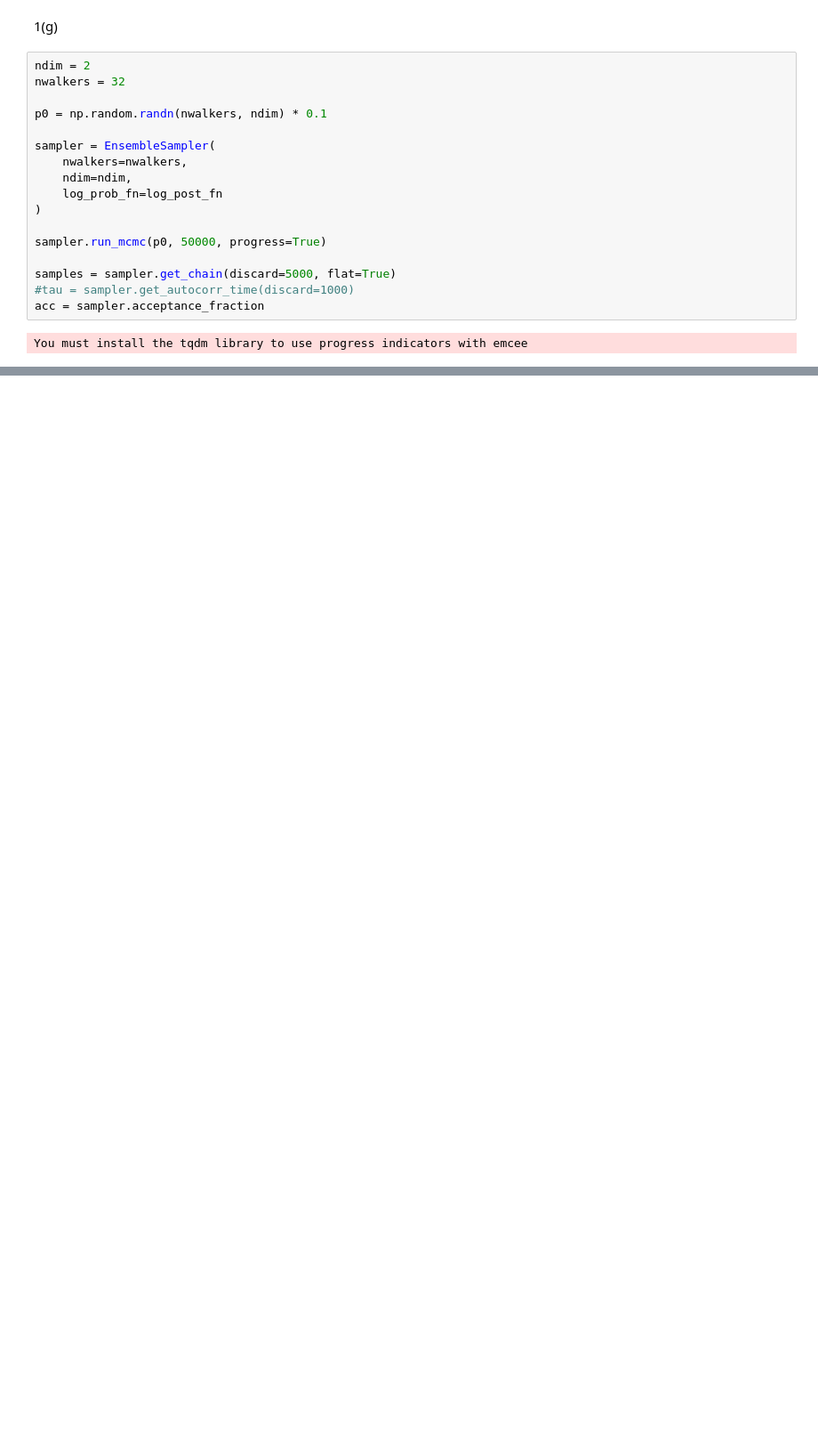
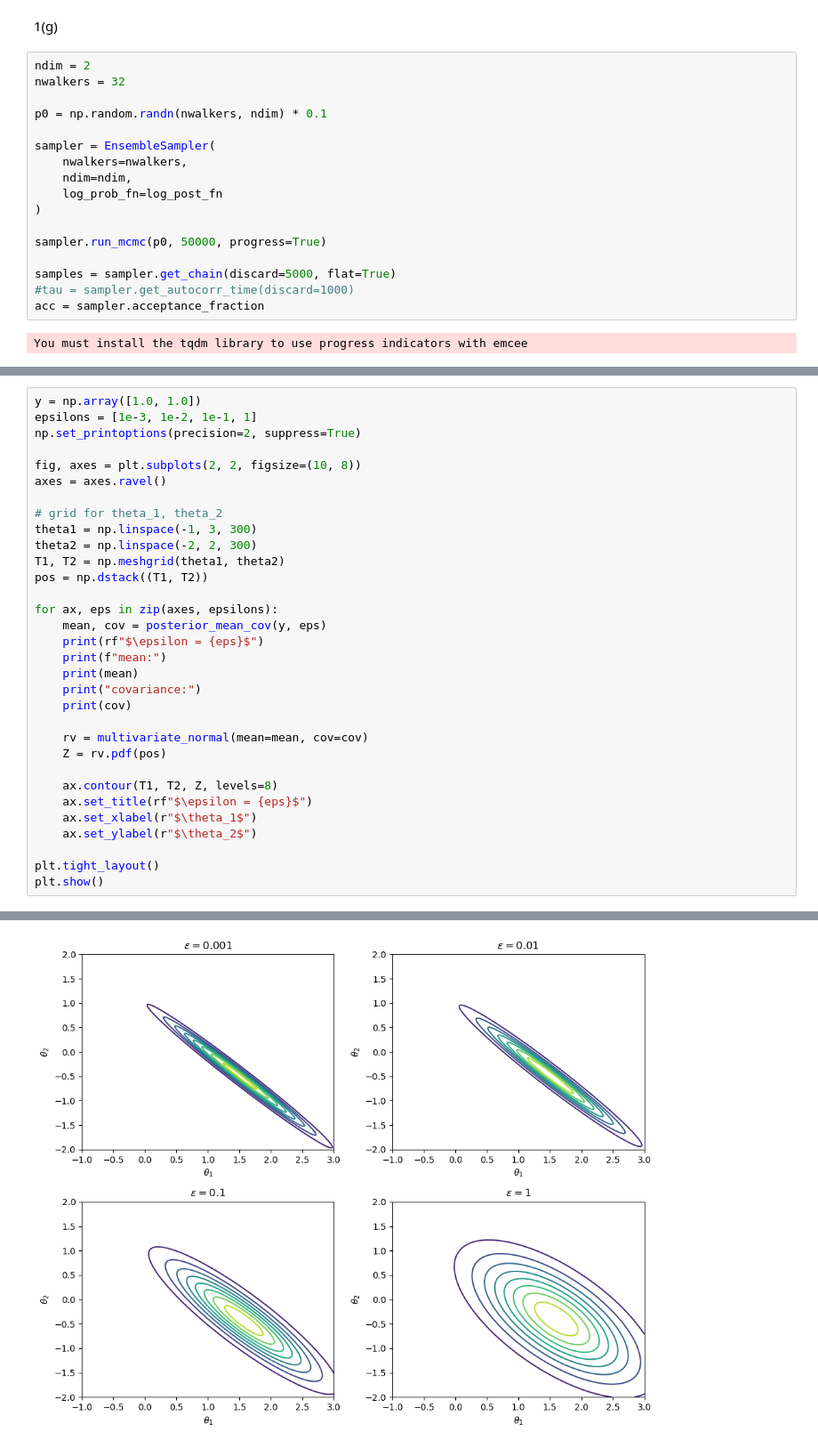
Before and after one commit to alisaklymchuk/stochastic_simulation_math60047, a Jupyter notebook: coursework.ipynb, the cells around one changed output, grey strips where cells are left out. Shown at 89% size. Cells and saved outputs as stored; diff of their text form; blank space fills up the shorter version.

```diff
--- a/coursework.ipynb
+++ b/coursework.ipynb
@@ -764,0 +887,33 @@ samples_cloud(samples, "ensemble")
+# %%
+y = np.array([1.0, 1.0])
+epsilons = [1e-3, 1e-2, 1e-1, 1]
+np.set_printoptions(precision=2, suppress=True)
+
+fig, axes = plt.subplots(2, 2, figsize=(10, 8))
+axes = axes.ravel()
+
+# grid for theta_1, theta_2
+theta1 = np.linspace(-1, 3, 300)
+theta2 = np.linspace(-2, 2, 300)
+T1, T2 = np.meshgrid(theta1, theta2)
+pos = np.dstack((T1, T2))
+
+for ax, eps in zip(axes, epsilons):
+    mean, cov = posterior_mean_cov(y, eps)
+    print(rf"$\epsilon = {eps}$")
+    print(f"mean:")
+    print(mean)
+    print("covariance:")
+    print(cov)
+
+    rv = multivariate_normal(mean=mean, cov=cov)
+    Z = rv.pdf(pos)
+
+    ax.contour(T1, T2, Z, levels=8)
+    ax.set_title(rf"$\epsilon = {eps}$")
+    ax.set_xlabel(r"$\theta_1$")
+    ax.set_ylabel(r"$\theta_2$")
+
+plt.tight_layout()
+plt.show()
+# %% [output]
@@ -764,0 +937 @@ samples_cloud(samples, "ensemble")
+[figure, added]
```
Also changed, not shown: parts of 13 cells of this notebook.
